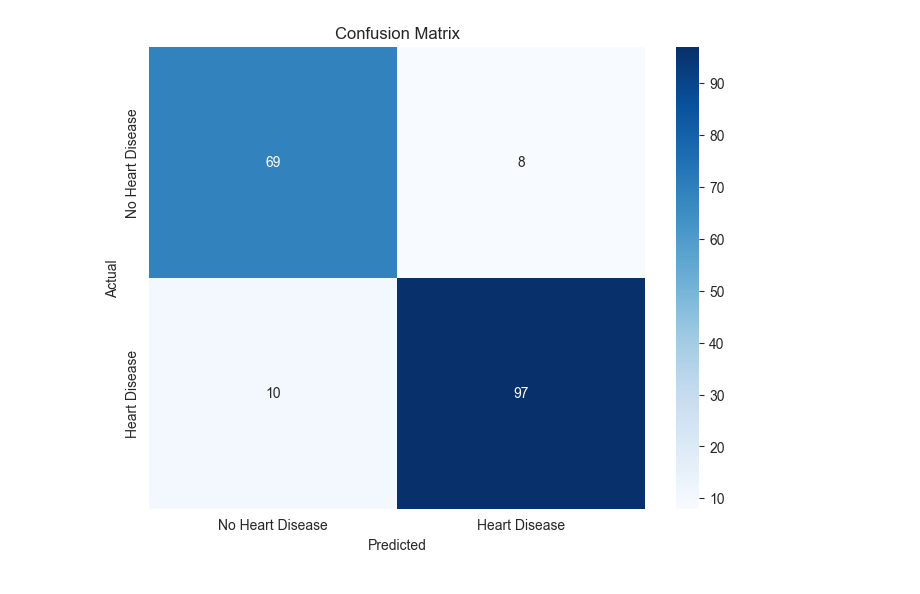
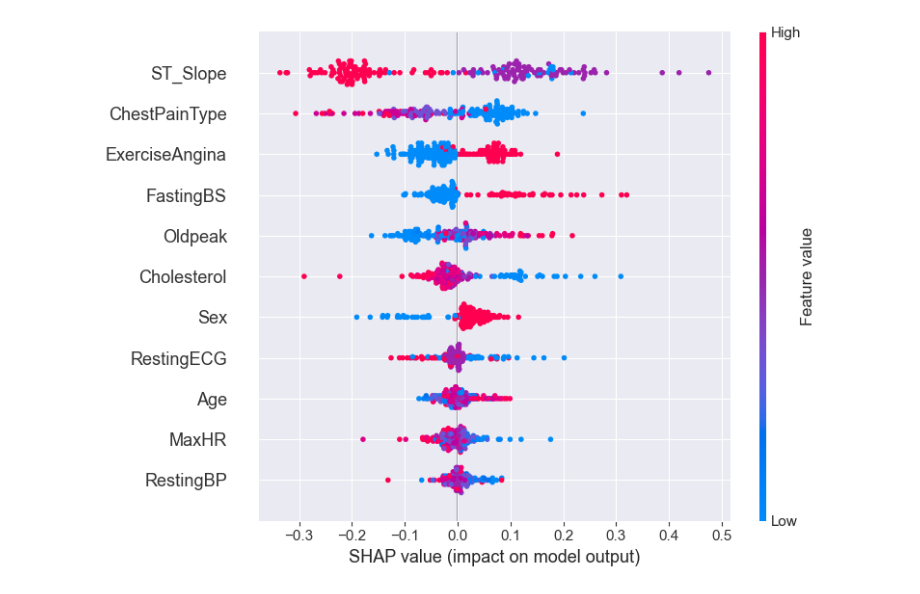
Before and after one commit to aaron6yi/team-16, a Jupyter notebook: HeartDiseasePredictionModel.ipynb, the cells around one changed output. Drawn from its saved outputs; the diff is of its cells as text; code cells hidden in the pictures.

Commit message:
update the ml models

```diff
--- a/HeartDiseasePredictionModel.ipynb
+++ b/HeartDiseasePredictionModel.ipynb
@@ -10,7 +11,7 @@ from torch.utils.data import DataLoader, TensorDataset
 import matplotlib.pyplot as plt
 import seaborn as sns
 # %%
-data = pd.read_csv('heart_cleaned.csv')
+data = pd.read_csv('./data/cleaned_data/heart_cleaned.csv')
 # %%
 X = data.drop(['HeartDisease'], axis=1).values
 y = data['HeartDisease'].values
@@ -203,13 +249,13 @@ plt.show()
-# %%
-y_val_true = y_val.cpu().numpy()
-y_val_pred = (model(X_val) > 0.5).float().cpu().numpy()
-
-conf_matrix = confusion_matrix(y_val_true, y_val_pred)
-plt.figure(figsize=(8, 6))
-sns.heatmap(conf_matrix, annot=True, fmt="d", cmap="Blues", xticklabels=['No Heart Disease', 'Heart Disease'], yticklabels=['No Heart Disease', 'Heart Disease'])
-plt.xlabel('Predicted')
-plt.ylabel('Actual')
-plt.title('Confusion Matrix')
-plt.show()
-# %% [output]
-[figure, removed]
+# %%
+import shap
+explainer = shap.DeepExplainer(model_mlp, torch.tensor(X_train.numpy()))
+shap_values = explainer.shap_values(torch.tensor(X_val.numpy()))
+
+if isinstance(shap_values, list):
+    shap_values_matrix = shap_values[0]
+else:
+    shap_values_matrix = shap_values
+
+shap.summary_plot(shap_values_matrix, X_val.numpy(), feature_names=data.columns[:-1])
+# %% [output]
+[figure, added]
```
Also changed, not shown: parts of 17 cells of this notebook.
